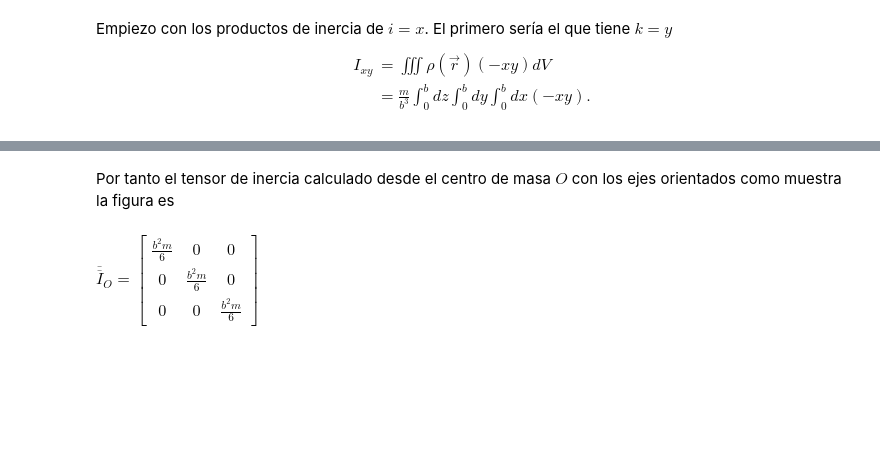
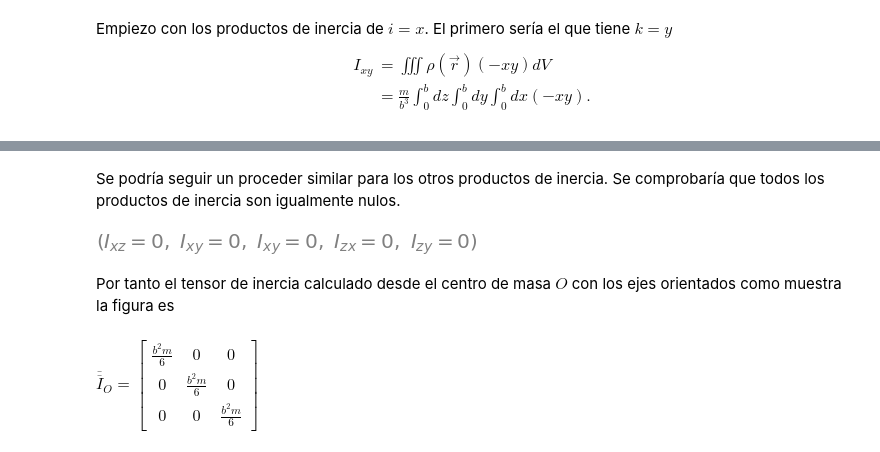
Before and after one commit to unlam/MecanicaAnaliticaComputacional, a Jupyter notebook: 09MasaDistribuida/cubo_tensorInercia.ipynb, the cells around one changed output, grey strips where cells are left out. Saved outputs shown, nothing was run; the diff lists cells and outputs as text; code cells hidden in the pictures; blank space fills up the shorter version.

```diff
--- a/09MasaDistribuida/cubo_tensorInercia.ipynb
+++ b/09MasaDistribuida/cubo_tensorInercia.ipynb
@@ -105,3 +114,15 @@ Izy_exp = Ixy_exp
+# %% [markdown]
+Se podría seguir un proceder similar para los otros productos de inercia.
+Se comprobaría que todos los productos de inercia son igualmente nulos.
+# %%
+Ixz_exp = sm.Eq(Ixz, Ixy_exp.rhs)
+Iyx_exp = sm.Eq(Ixy, Ixy_exp.rhs)
+Iyz_exp = sm.Eq(Ixy, Ixy_exp.rhs)
+Izx_exp = sm.Eq(Izx, Ixy_exp.rhs)
+Izy_exp = sm.Eq(Izy, Ixy_exp.rhs)
+Ixz_exp, Iyx_exp, Iyz_exp, Izx_exp, Izy_exp
+# %% [output]
+[figure, added]
 # %% [markdown]
 Por tanto el tensor de inercia calculado desde el centro de masa $O$ con los ejes orientados como muestra la figura es
 # %%
```
Also changed, not shown: parts of 11 cells of this notebook.
